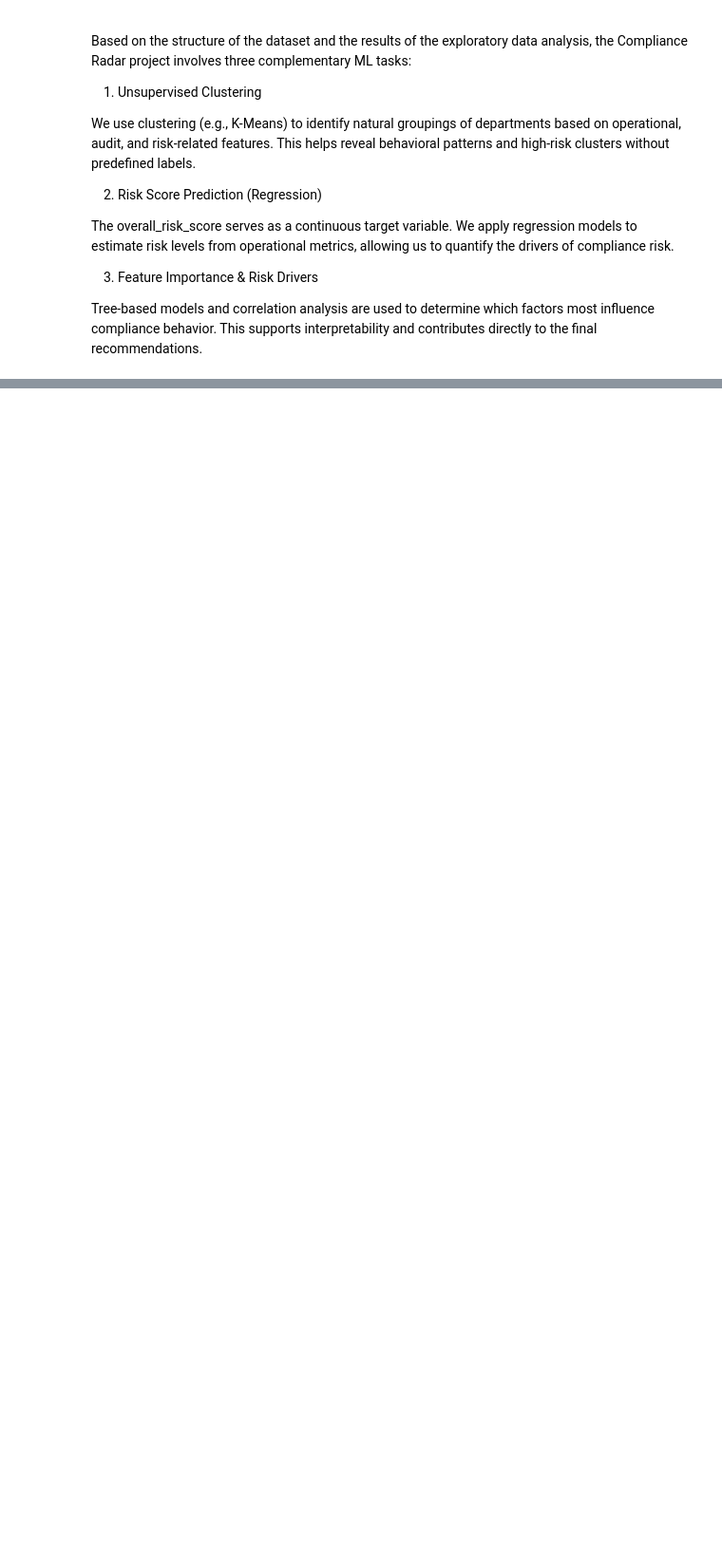
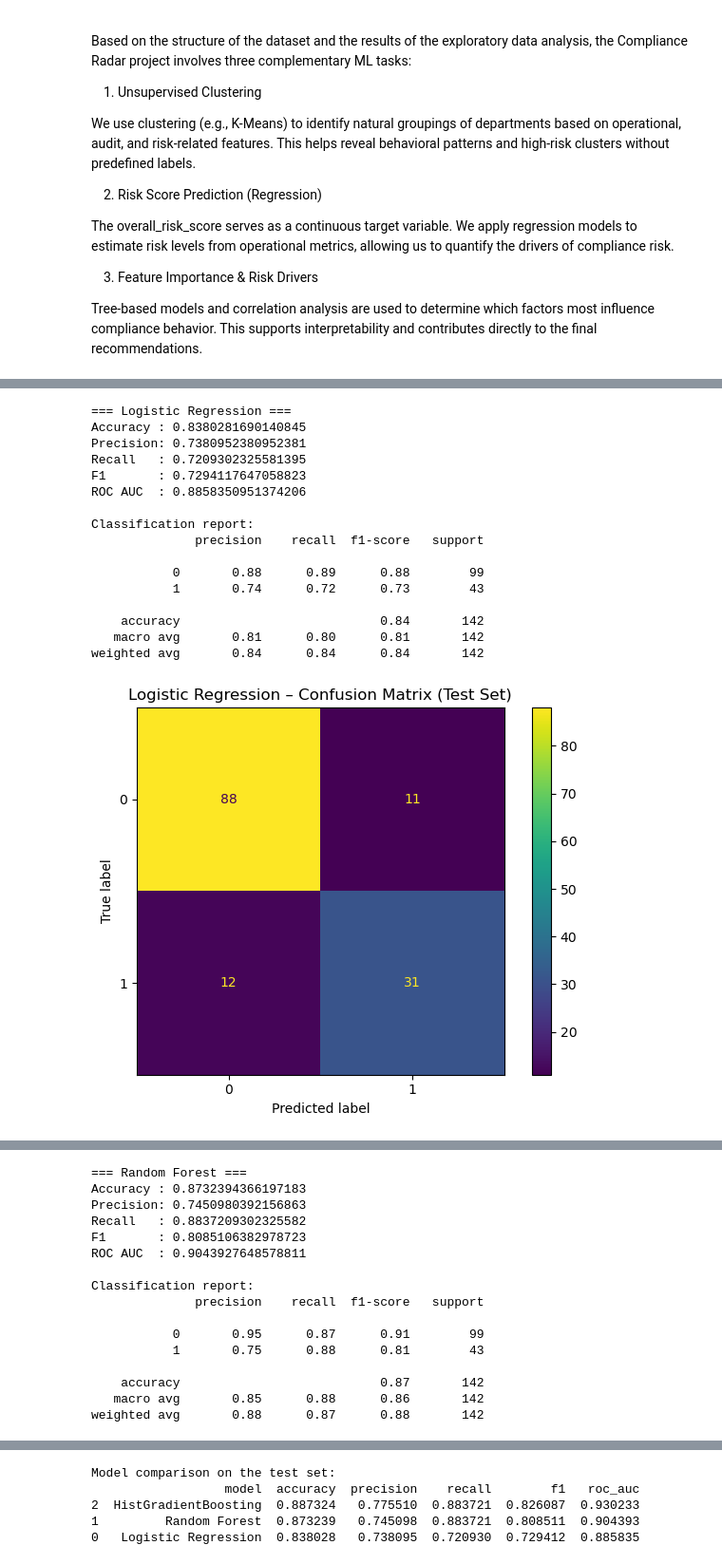
Before and after one commit to Dpadiaz/ML-Project-Compilence-Radar-321551, a Jupyter notebook: Compilance Radar.ipynb, the cells around one changed output, grey strips where cells are left out. Shown at 95% size. Saved outputs shown, nothing was run; the diff lists cells and outputs as text; code cells hidden in the pictures; blank space fills up the shorter version.

```diff
--- a/Compilance Radar.ipynb
+++ b/Compilance Radar.ipynb
@@ -658,25 +652,29 @@ We use GridSearchCV (3-fold CV) and F1-score to select the best hyperparameters
 # %%
+results = []
 
-# 5.6) Hyperparameter grids (medium size)
+results.append(evaluate_model(grid_log_reg.best_estimator_, X_test, y_test, "Logistic Regression"))
+results.append(evaluate_model(grid_rf.best_estimator_,      X_test, y_test, "Random Forest"))
+results.append(evaluate_model(grid_hgb.best_estimator_,     X_test, y_test, "HistGradientBoosting"))
 
-param_grid_log_reg = {
-    "model__C": [0.01, 0.1, 1.0, 10.0],
-    "model__penalty": ["l2"],
-    "model__class_weight": [None, "balanced"]
-}
+results_df = pd.DataFrame(results)
 
-param_grid_random_forest = {
-    "model__n_estimators": [100, 300],
-    "model__max_depth": [None, 10, 20],
-    "model__min_samples_split": [2, 5],
-    "model__min_samples_leaf": [1, 2],
-    "model__max_features": ["sqrt"],
-    "model__class_weight": [None, "balanced"]
-}
-
-param_grid_hist_gb = {
-    "model__learning_rate": [0.01, 0.05, 0.1],
-    "model__max_depth": [3, 5],
-    "model__max_leaf_nodes": [31, 63],
-    "model__min_samples_leaf": [20, 50],
-}
+print("Model comparison on the test set:")
+print(results_df.sort_values(by="f1", ascending=False))
+# %% [output]
+=== Logistic Regression ===
+Accuracy : 0.8380281690140845
+Precision: 0.7380952380952381
+Recall   : 0.7209302325581395
+F1       : 0.7294117647058823
+ROC AUC  : 0.8858350951374206
+
+Classification report:
+              precision    recall  f1-score   support
+
+           0       0.88      0.89      0.88        99
+           1       0.74      0.72      0.73        43
+
+    accuracy                           0.84       142
+   macro avg       0.81      0.80      0.81       142
+weighted avg       0.84      0.84      0.84       142
+[figure, added]
@@ -682,0 +682,16 @@ param_grid_hist_gb = {
+=== Random Forest ===
+Accuracy : 0.8732394366197183
+Precision: 0.7450980392156863
+Recall   : 0.8837209302325582
+F1       : 0.8085106382978723
+ROC AUC  : 0.9043927648578811
+
+Classification report:
+              precision    recall  f1-score   support
+
+           0       0.95      0.87      0.91        99
+           1       0.75      0.88      0.81        43
+
+    accuracy                           0.87       142
+   macro avg       0.85      0.88      0.86       142
+weighted avg       0.88      0.87      0.88       142
@@ -683 +718,6 @@ param_grid_hist_gb = {
+Model comparison on the test set:
+                  model  accuracy  precision    recall        f1   roc_auc
+2  HistGradientBoosting  0.887324   0.775510  0.883721  0.826087  0.930233
+1         Random Forest  0.873239   0.745098  0.883721  0.808511  0.904393
+0   Logistic Regression  0.838028   0.738095  0.720930  0.729412  0.885835
 # %% [markdown]
```
Also changed, not shown: parts of 27 cells of this notebook.
